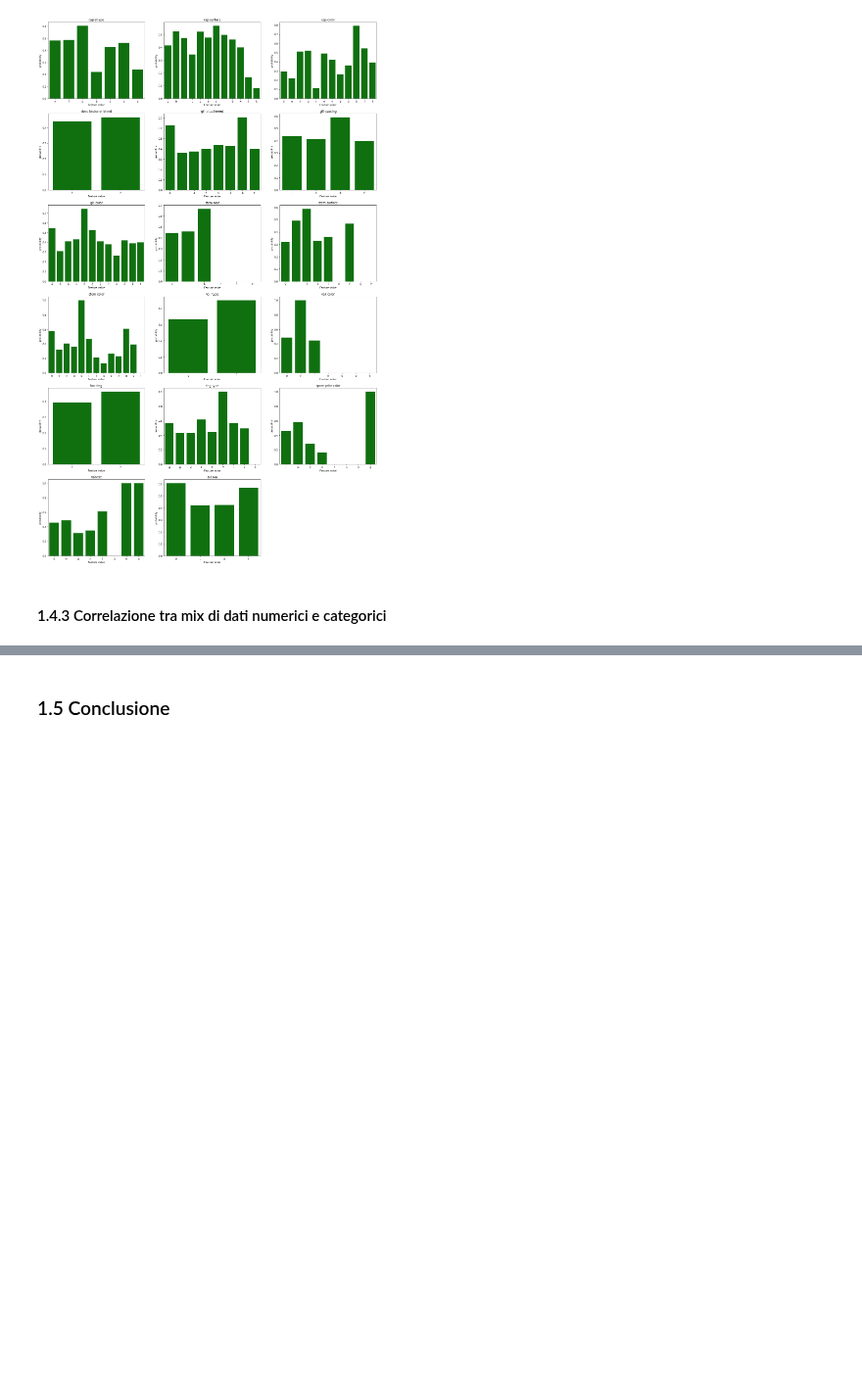
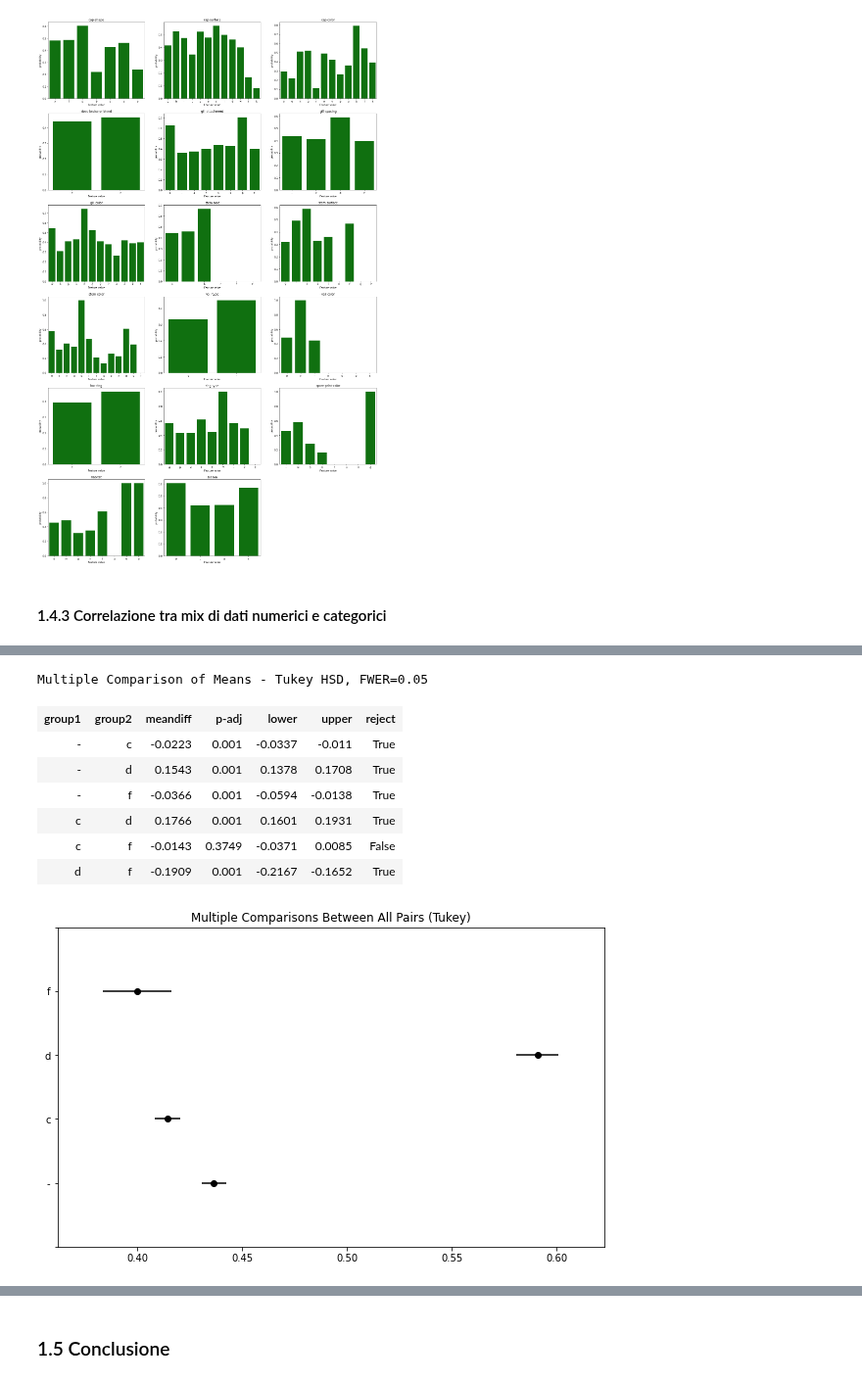
Before and after one commit to msalvati1997/mushrooms_classificator, a Jupyter notebook: mushroom.ipynb, the cells around one changed output, grey strips where cells are left out. Shown at 98% size. Saved outputs shown, nothing was run; the diff lists cells and outputs as text; code cells hidden in the pictures; blank space fills up the shorter version.

```diff
--- a/mushroom.ipynb
+++ b/mushroom.ipynb
@@ -405,0 +460,18 @@ with pd.option_context('display.max_rows', None,
+# %%
+tukey = pairwise_tukeyhsd(endog=df['class'],     # Data
+                          groups=df['gill-spacing'],   # Groups
+                          alpha=0.05)          # Significance level
+tukey.plot_simultaneous()    # Plot group confidence intervals
+plt.vlines(x=49.57,ymin=-0.5,ymax=4.5, color="red")
+
+tukey.summary()              # See test summary
+# %% [output]
+Multiple Comparison of Means - Tukey HSD, FWER=0.05
+| group1 | group2 | meandiff | p-adj | lower | upper | reject |
+| - | c | -0.0223 | 0.001 | -0.0337 | -0.011 | True |
+| - | d | 0.1543 | 0.001 | 0.1378 | 0.1708 | True |
+| - | f | -0.0366 | 0.001 | -0.0594 | -0.0138 | True |
+| c | d | 0.1766 | 0.001 | 0.1601 | 0.1931 | True |
+| c | f | -0.0143 | 0.3749 | -0.0371 | 0.0085 | False |
+| d | f | -0.1909 | 0.001 | -0.2167 | -0.1652 | True |
+[figure, added]
```
Also changed, not shown: parts of 11 cells of this notebook.
